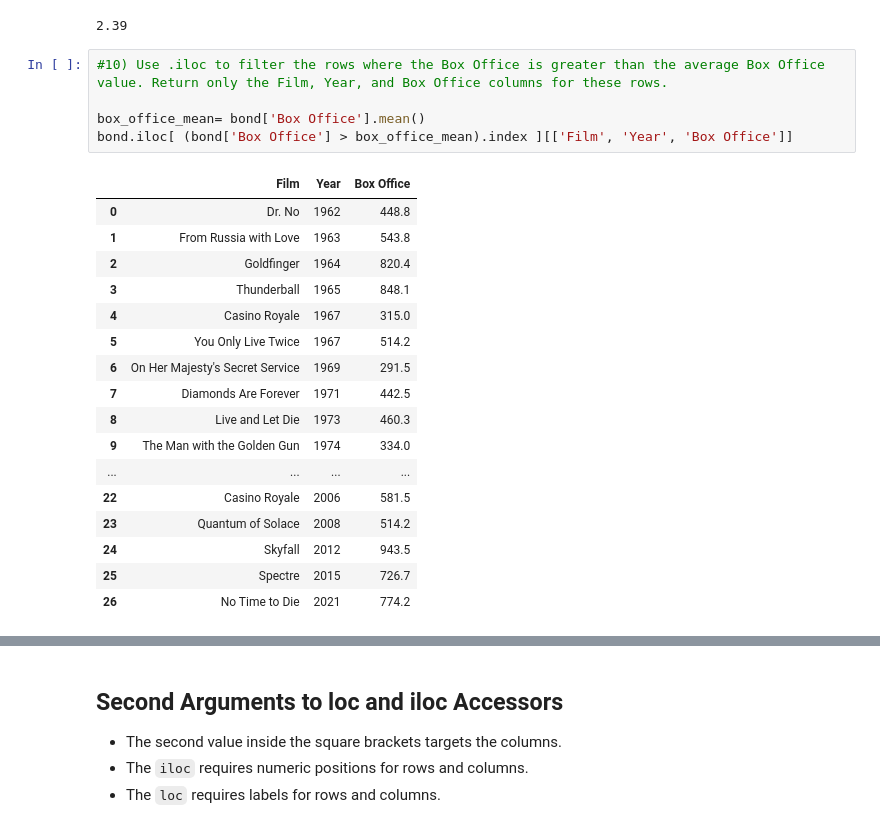
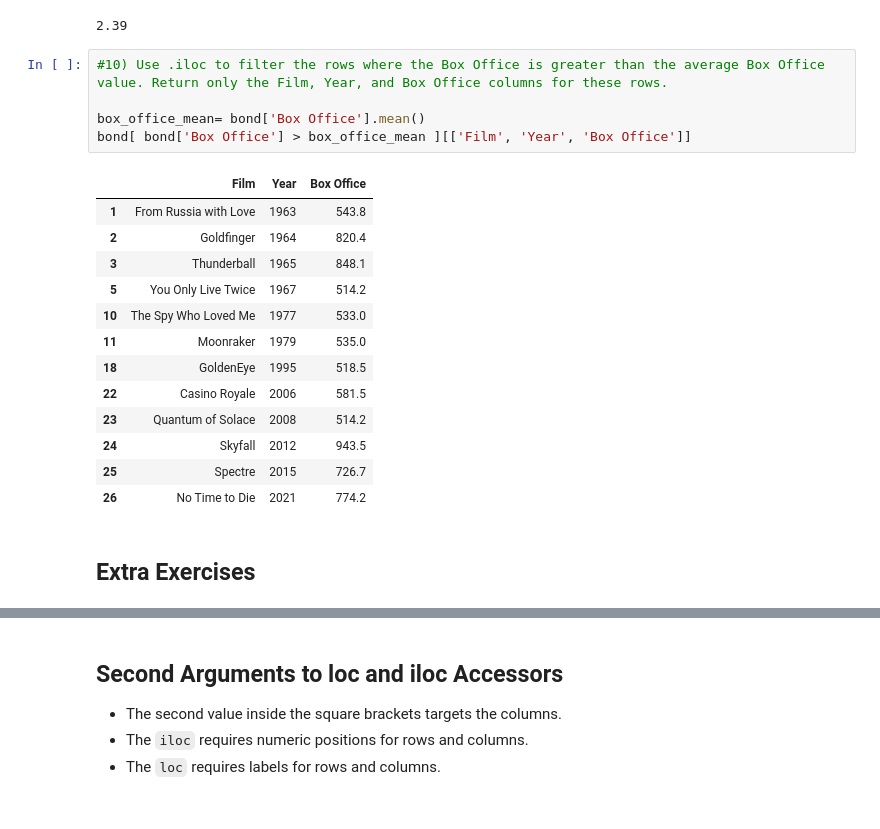
Before and after one commit to Lucas01iveira/Data-Engineering, a Jupyter notebook: Data Analysis with Pandas and Python/materials/pandas/Incomplete/06 - DataFrames III - Data Extraction.ipynb, the cells around one changed output, grey strips where cells are left out. Saved outputs shown, nothing was run; the diff lists cells and outputs as text.

Commit message:
more chat gpt exercises

```diff
--- a/Data Analysis with Pandas and Python/materials/pandas/Incomplete/06 - DataFrames III - Data Extraction.ipynb
+++ b/Data Analysis with Pandas and Python/materials/pandas/Incomplete/06 - DataFrames III - Data Extraction.ipynb
@@ -300,23 +279,21 @@ round(2.387473846,2)
 # %%
 #10) Use .iloc to filter the rows where the Box Office is greater than the average Box Office value. Return only the Film, Year, and Box Office columns for these rows.
 
 box_office_mean= bond['Box Office'].mean()
-bond.iloc[ (bond['Box Office'] > box_office_mean).index ][['Film', 'Year', 'Box Office']]
+bond[ bond['Box Office'] > box_office_mean ][['Film', 'Year', 'Box Office']]
 # %% [output]
 |  | Film | Year | Box Office |
-| 0 | Dr. No | 1962 | 448.8 |
 | 1 | From Russia with Love | 1963 | 543.8 |
 | 2 | Goldfinger | 1964 | 820.4 |
 | 3 | Thunderball | 1965 | 848.1 |
-| 4 | Casino Royale | 1967 | 315.0 |
 | 5 | You Only Live Twice | 1967 | 514.2 |
-| 6 | On Her Majesty's Secret Service | 1969 | 291.5 |
-| 7 | Diamonds Are Forever | 1971 | 442.5 |
-| 8 | Live and Let Die | 1973 | 460.3 |
-| 9 | The Man with the Golden Gun | 1974 | 334.0 |
-| ... | ... | ... | ... |
+| 10 | The Spy Who Loved Me | 1977 | 533.0 |
+| 11 | Moonraker | 1979 | 535.0 |
+| 18 | GoldenEye | 1995 | 518.5 |
 | 22 | Casino Royale | 2006 | 581.5 |
 | 23 | Quantum of Solace | 2008 | 514.2 |
 | 24 | Skyfall | 2012 | 943.5 |
 | 25 | Spectre | 2015 | 726.7 |
 | 26 | No Time to Die | 2021 | 774.2 |
+# %% [markdown]
+## Extra Exercises
```
Also changed, not shown: parts of 19 cells of this notebook.
